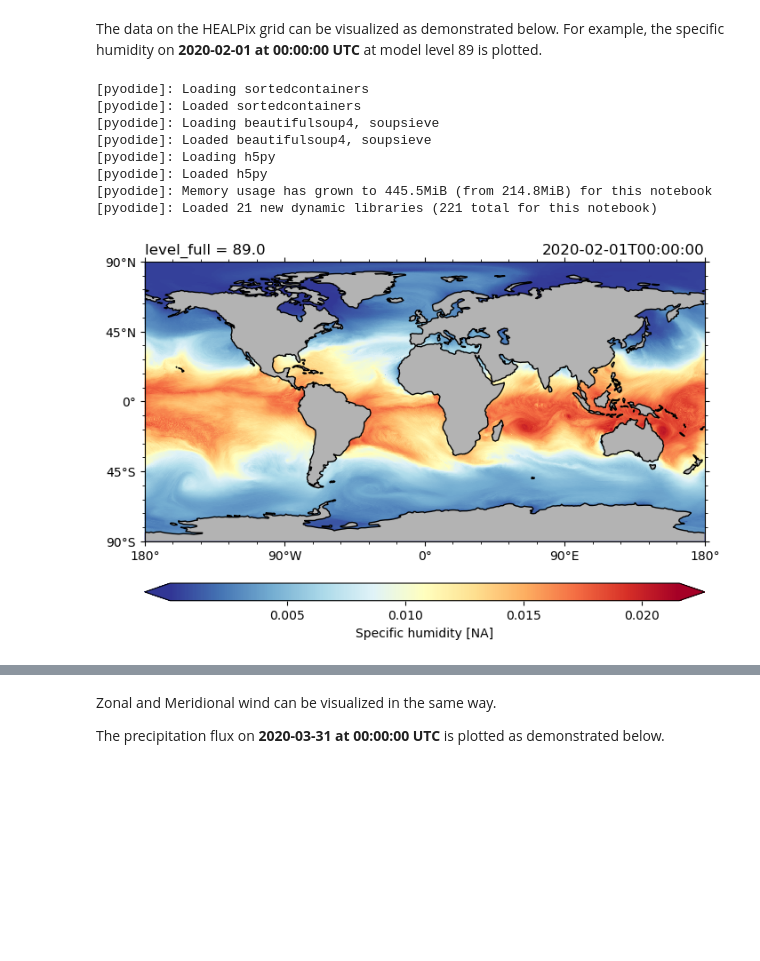
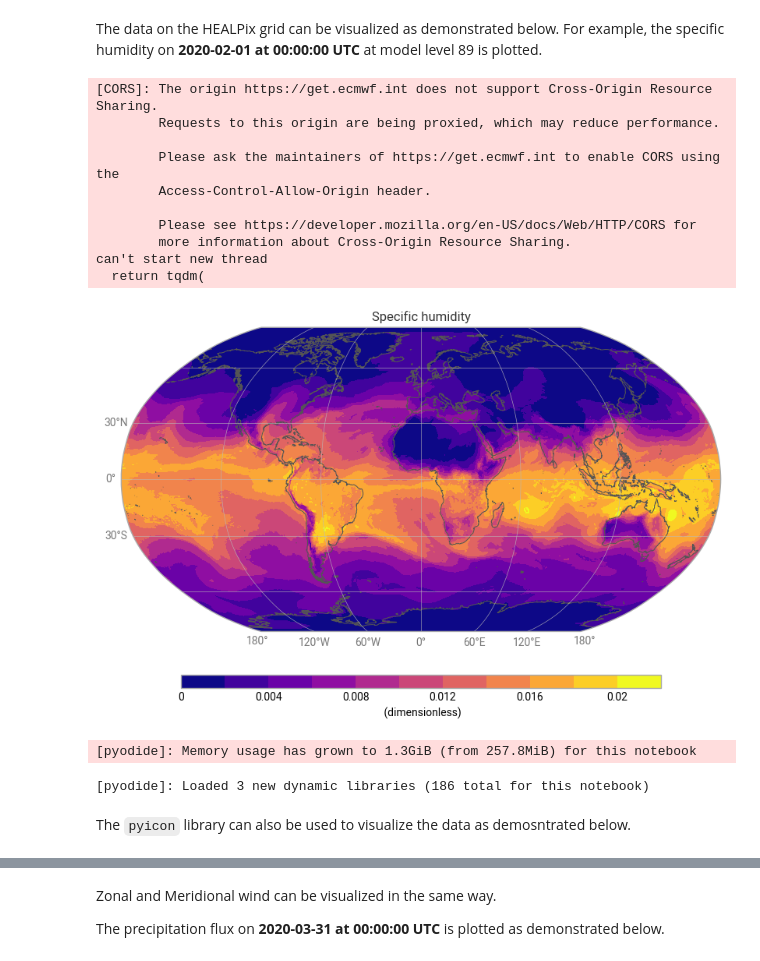
Before and after one commit to climet-eu/compression-lab-notebooks, a Jupyter notebook: 04-example-datasets/03-NextGEMS.ipynb, the cells around one changed output, grey strips where cells are left out. Saved outputs shown, nothing was run; the diff lists cells and outputs as text; code cells hidden in the pictures; blank space fills up the shorter version.

Commit message:
Add functionality to plot HEALPix grid with earthkit-plots

```diff
--- a/04-example-datasets/03-NextGEMS.ipynb
+++ b/04-example-datasets/03-NextGEMS.ipynb
@@ -209,0 +210,18 @@ import pyicon  # noqa: F401
+# %%
+import earthkit.plots
+
+gridspec = {
+    "type": "healpix",
+    "grid": "H512",
+    "ordering": "nested",
+}
+
+
+def plot_(data, metadata, crs="Robinson"):
+    chart = earthkit.plots.Map(crs=crs)
+    chart.quickplot(data.values, metadata=metadata)
+    chart.title(data.attrs.get("long_name", data.name))
+    chart.legend()
+    chart.coastlines()
+    chart.gridlines()
+    chart.show()
@@ -211,14 +239,20 @@ import pyicon  # noqa: F401
 The data on the HEALPix grid can be visualized as demonstrated below. For example, the specific humidity on **2020-02-01 at 00:00:00 UTC** at model level 89 is plotted.
 # %%
 da_hus = ds.hus.sel(time="2020-02-01T00:00:00", level_full=89.0)
-da_hus.pyic.plot();
+plot_(da_hus, {"gridSpec": gridspec})
 # %% [output]
-[pyodide]: Loading sortedcontainers
-[pyodide]: Loaded sortedcontainers
-[pyodide]: Loading beautifulsoup4, soupsieve
-[pyodide]: Loaded beautifulsoup4, soupsieve
-[pyodide]: Loading h5py
-[pyodide]: Loaded h5py
-[pyodide]: Memory usage has grown to 445.5MiB (from 214.8MiB) for this notebook
-[pyodide]: Loaded 21 new dynamic libraries (221 total for this notebook)
+[CORS]: The origin https://get.ecmwf.int does not support Cross-Origin Resource Sharing.
+        Requests to this origin are being proxied, which may reduce performance.
+
+        Please ask the maintainers of https://get.ecmwf.int to enable CORS using the
+        Access-Control-Allow-Origin header.
+
+        Please see https://developer.mozilla.org/en-US/docs/Web/HTTP/CORS for
+        more information about Cross-Origin Resource Sharing.
+can't start new thread
+  return tqdm(
-[figure, old version]
+[figure, new version]
+[pyodide]: Memory usage has grown to 1.3GiB (from 257.8MiB) for this notebook
+[pyodide]: Loaded 3 new dynamic libraries (186 total for this notebook)
+# %% [markdown]
+The `pyicon` library can also be used to visualize the data as demosntrated below.
```
Also changed, not shown: parts of 8 cells of this notebook.
